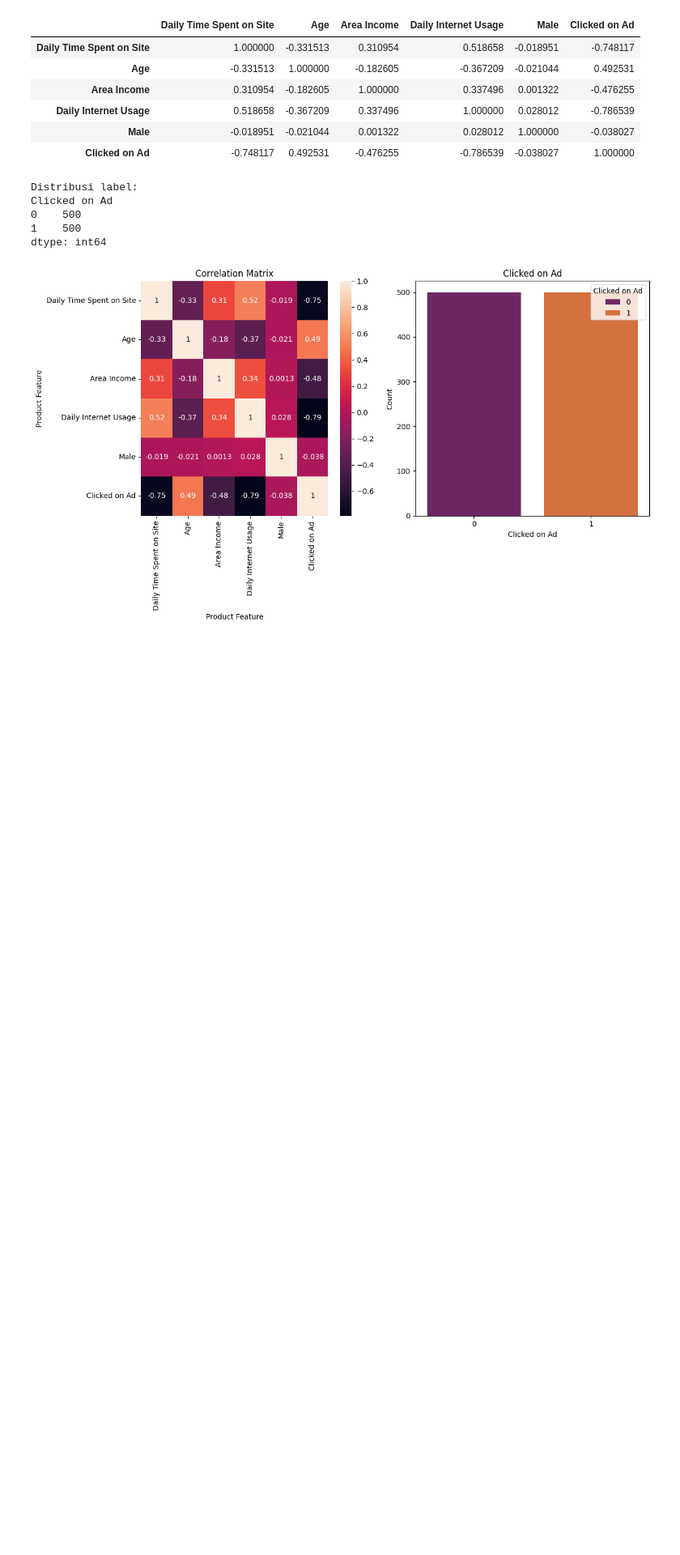
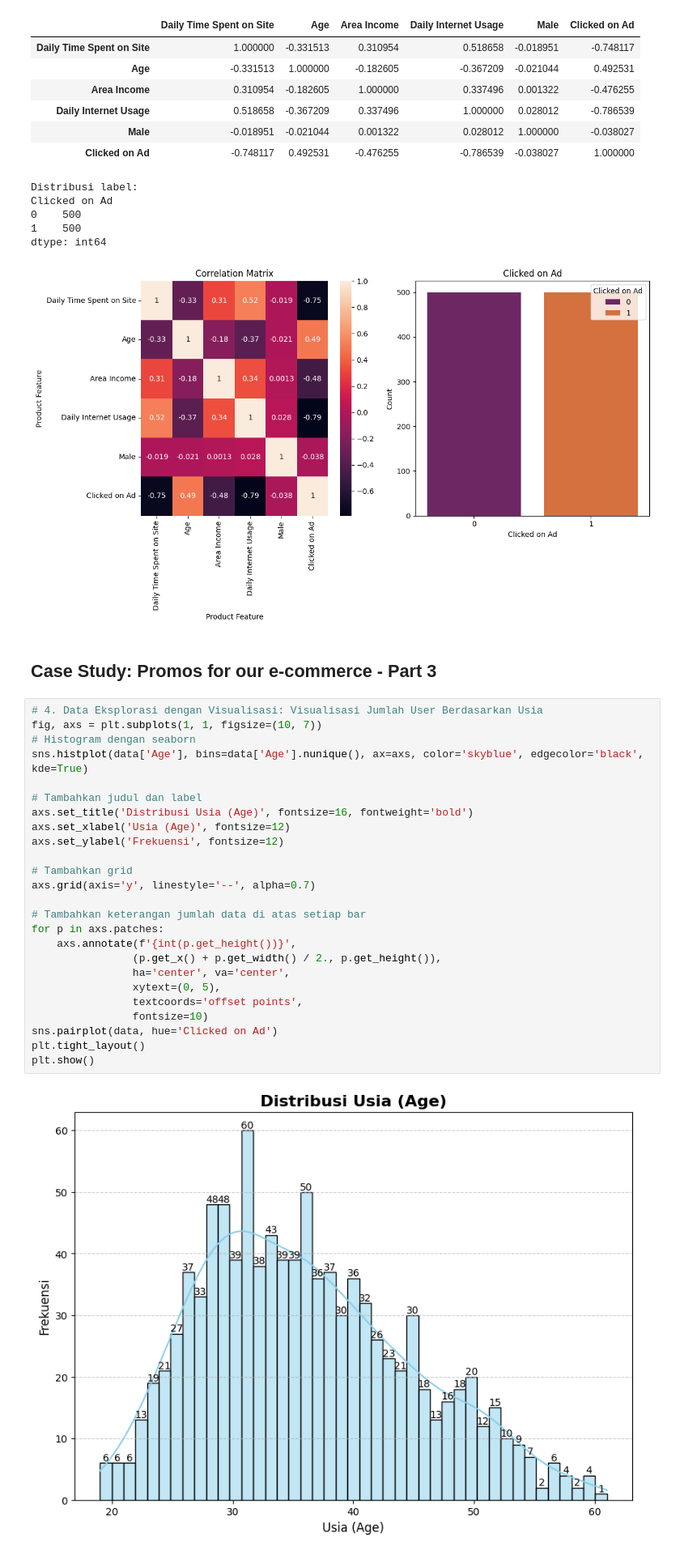
Before and after one commit to UsepSyaikalArifin/basic_machine_learning, a Jupyter notebook: machine_learning_with_python_for_beginner.ipynb, the cells around one changed output. Shown at 81% size. Drawn from its saved outputs; the diff is of its cells as text; blank space fills up the shorter version.

Commit message:
Data Eksplorasi dengan Visualisasi: Visualisasi Jumlah User Berdasarkan Usia

```diff
--- a/machine_learning_with_python_for_beginner.ipynb
+++ b/machine_learning_with_python_for_beginner.ipynb
@@ -971,3 +971,32 @@ Clicked on Ad
 1    500
 dtype: int64
 [figure]
+# %% [markdown]
+## Case Study: Promos for our e-commerce - Part 3
+# %%
+# 4. Data Eksplorasi dengan Visualisasi: Visualisasi Jumlah User Berdasarkan Usia
+fig, axs = plt.subplots(1, 1, figsize=(10, 7))
+# Histogram dengan seaborn
+sns.histplot(data['Age'], bins=data['Age'].nunique(), ax=axs, color='skyblue', edgecolor='black', kde=True)
+
+# Tambahkan judul dan label
+axs.set_title('Distribusi Usia (Age)', fontsize=16, fontweight='bold')
+axs.set_xlabel('Usia (Age)', fontsize=12)
+axs.set_ylabel('Frekuensi', fontsize=12)
+
+# Tambahkan grid
+axs.grid(axis='y', linestyle='--', alpha=0.7)
+
+# Tambahkan keterangan jumlah data di atas setiap bar
+for p in axs.patches:
+    axs.annotate(f'{int(p.get_height())}',
+                (p.get_x() + p.get_width() / 2., p.get_height()),
+                ha='center', va='center',
+                xytext=(0, 5),
+                textcoords='offset points',
+                fontsize=10)
+sns.pairplot(data, hue='Clicked on Ad')
+plt.tight_layout()
+plt.show()
+# %% [output]
+[figure, added]
```
Also changed, not shown: parts of 3 cells of this notebook.
